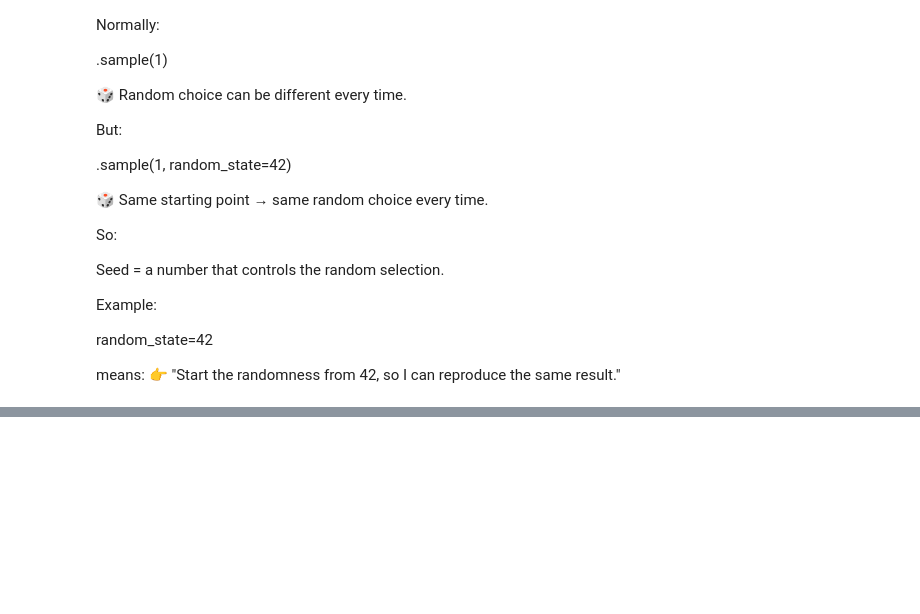
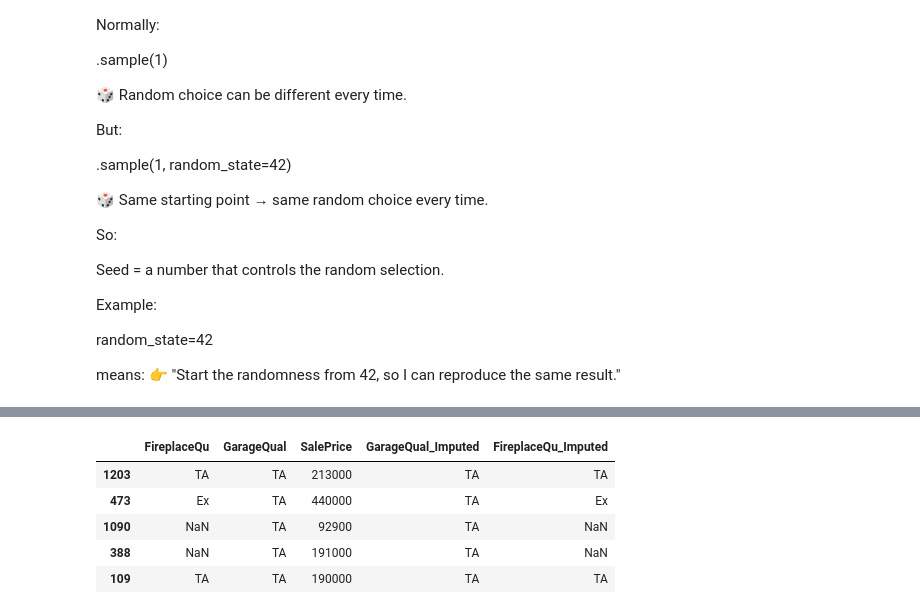
Before and after one commit to A-ghori/sklearn, a Jupyter notebook: Random_Simple_Imputer.ipynb, the cells around one changed output, grey strips where cells are left out. Drawn from its saved outputs; the diff is of its cells as text; code cells hidden in the pictures; blank space fills up the shorter version.

```diff
--- a/Random_Simple_Imputer.ipynb
+++ b/Random_Simple_Imputer.ipynb
@@ -250,0 +253,3 @@ for index, observation in X_train.iterrows():
+# %%
+data = pd.read_csv("/content/house-train.csv",usecols=["GarageQual", "FireplaceQu", "SalePrice"])
+data.head(2)
@@ -250,0 +289,20 @@ for index, observation in X_train.iterrows():
+# %%
+X = data
+y = data['SalePrice']
+# %%
+X_train, X_test, y_train, y_test = train_test_split(X,y,test_size=0.2, random_state=42)
+# %%
+X_train['GarageQual_Imputed'] = X_train['GarageQual']
+X_test['GarageQual_Imputed'] = X_test['GarageQual']
+
+X_train['FireplaceQu_Imputed'] = X_train['FireplaceQu']
+X_test['FireplaceQu_Imputed'] = X_test['FireplaceQu']
+# %%
+X_train.sample(5)
+# %% [output]
+|  | FireplaceQu | GarageQual | SalePrice | GarageQual_Imputed | FireplaceQu_Imputed |
+| 1203 | TA | TA | 213000 | TA | TA |
+| 473 | Ex | TA | 440000 | TA | Ex |
+| 1090 | NaN | TA | 92900 | TA | NaN |
+| 388 | NaN | TA | 191000 | TA | NaN |
+| 109 | TA | TA | 190000 | TA | TA |
```
Also changed, not shown: parts of 9 cells of this notebook.
